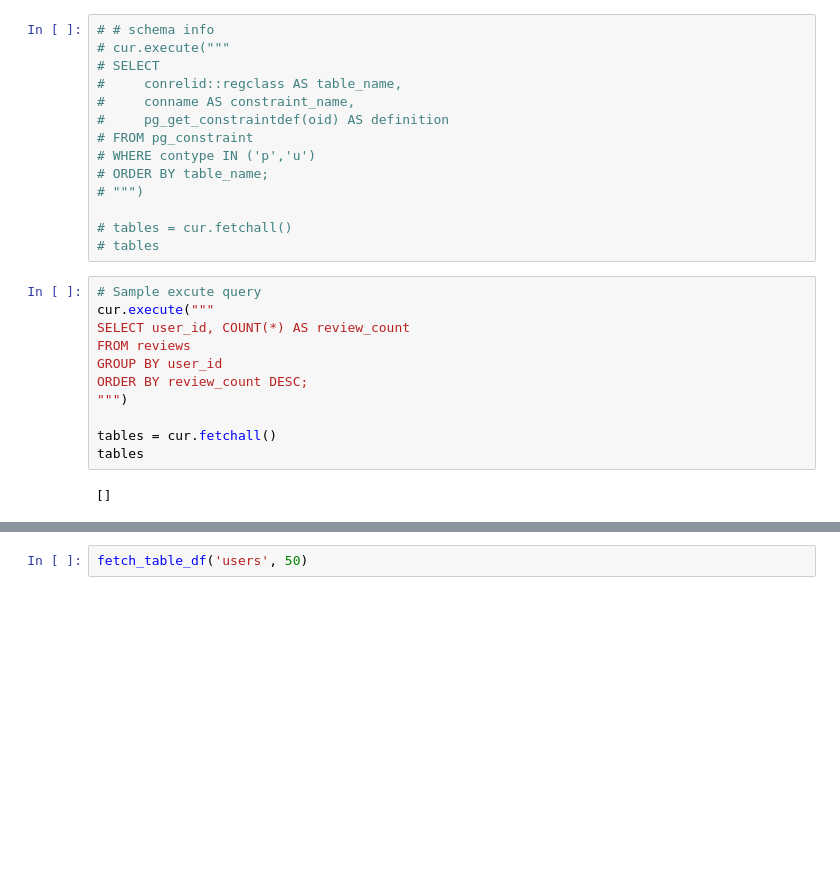
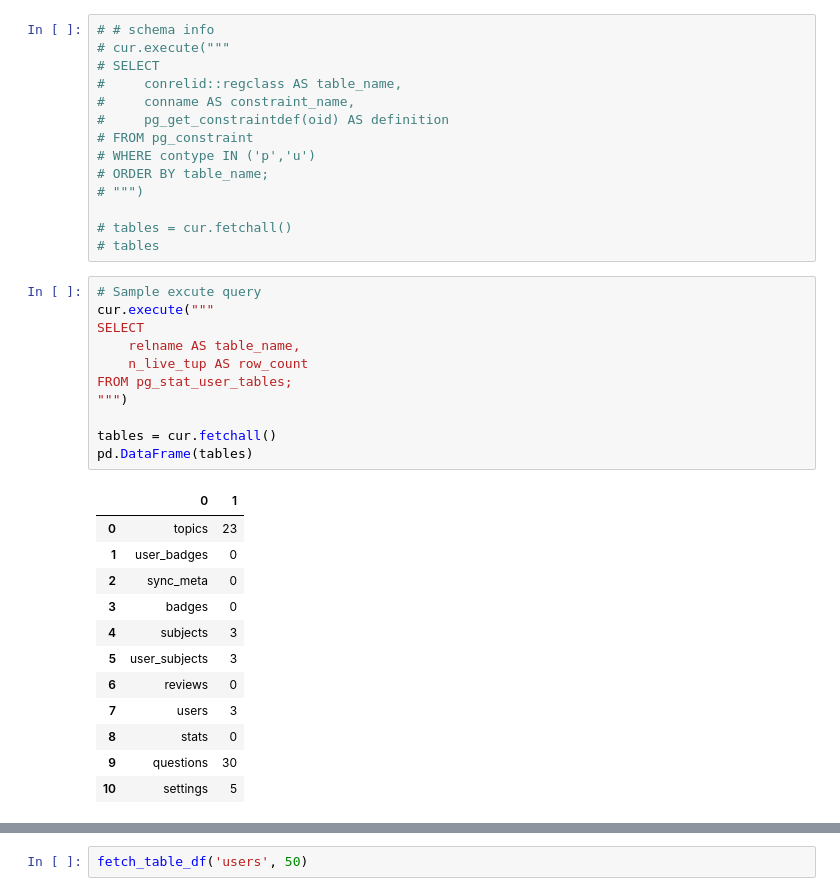
Before and after one commit to aimldlprojects/quizwiz, a Jupyter notebook: server/testing.ipynb, the cells around one changed output, grey strips where cells are left out. Saved outputs shown, nothing was run; the diff lists cells and outputs as text; blank space fills up the shorter version.

```diff
--- a/server/testing.ipynb
+++ b/server/testing.ipynb
@@ -68,16 +69,27 @@ cur = conn.cursor()
 # %%
 # Sample excute query
 cur.execute("""
-SELECT user_id, COUNT(*) AS review_count
-FROM reviews
-GROUP BY user_id
-ORDER BY review_count DESC;
+SELECT
+    relname AS table_name,
+    n_live_tup AS row_count
+FROM pg_stat_user_tables;
 """)
 
 tables = cur.fetchall()
-tables
+pd.DataFrame(tables)
 # %% [output]
-[]
+|  | 0 | 1 |
+| 0 | topics | 23 |
+| 1 | user_badges | 0 |
+| 2 | sync_meta | 0 |
+| 3 | badges | 0 |
+| 4 | subjects | 3 |
+| 5 | user_subjects | 3 |
+| 6 | reviews | 0 |
+| 7 | users | 3 |
+| 8 | stats | 0 |
+| 9 | questions | 30 |
+| 10 | settings | 5 |
 # %%
 # List all tables in the database
 cur.execute("""
```
Also changed, not shown: parts of 2 cells of this notebook, 15 other files.
